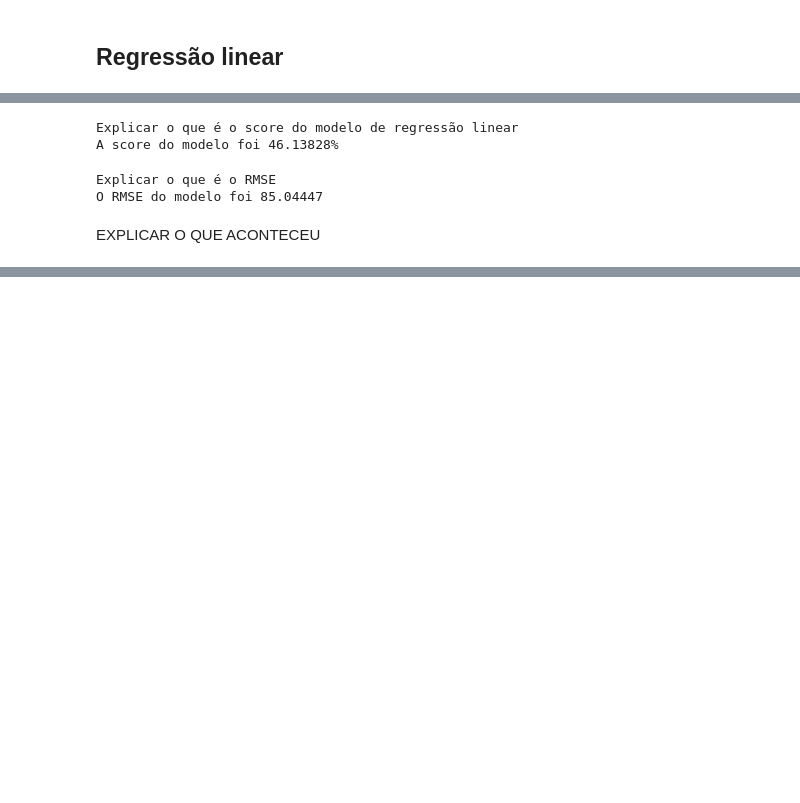
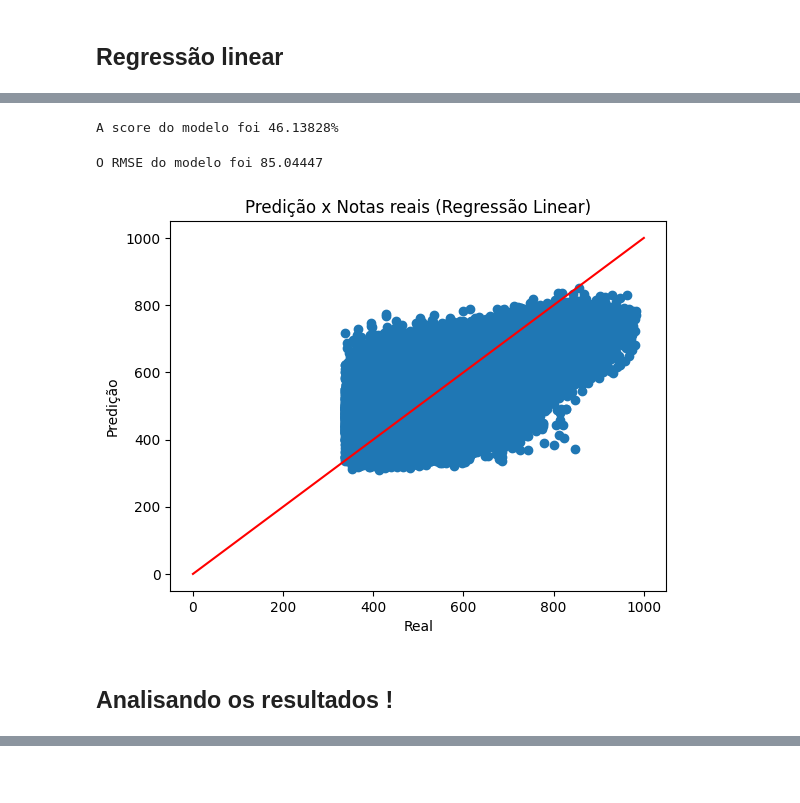
Before and after one commit to Phvr06/Proj2-Cdados, a Jupyter notebook: main.ipynb, the cells around one changed output, grey strips where cells are left out. Saved outputs shown, nothing was run; the diff lists cells and outputs as text; code cells hidden in the pictures; blank space fills up the shorter version.

```diff
--- a/main.ipynb
+++ b/main.ipynb
@@ -346,19 +360,25 @@ predicao_LR = model_LR.predict(features_test)
 # Score do modelo de regressão linear
 score_LR = model_LR.score(features_test, target_test)
 
-print('Explicar o que é o score do modelo de regressão linear')
 print(f'A score do modelo foi {score_LR*100:.5f}%')
 # %% [output]
-Explicar o que é o score do modelo de regressão linear
 A score do modelo foi 46.13828%
 # %%
 # RMSE do modelo de regressão linear
 rmse_LR = np.sqrt(mean_squared_error(target_test, predicao_LR))
 
-print('Explicar o que é o RMSE')
 print(f'O RMSE do modelo foi {rmse_LR:.5f}')
 # %% [output]
-Explicar o que é o RMSE
 O RMSE do modelo foi 85.04447
-# %% [markdown]
-EXPLICAR O QUE ACONTECEU
+# %%
+# Plotagem dos gráficos de dispersão entre as notas reais e as predições dos modelos
+plt.scatter(target_test, predicao_LR)
+plt.plot([0, 1000], [0, 1000], color='r')
+plt.title('Predição x Notas reais (Regressão Linear)')
+plt.xlabel('Real')
+plt.ylabel('Predição')
+plt.show()
+# %% [output]
+[figure, added]
+# %% [markdown]
+## Analisando os resultados !
```
Also changed, not shown: parts of 23 cells of this notebook.
